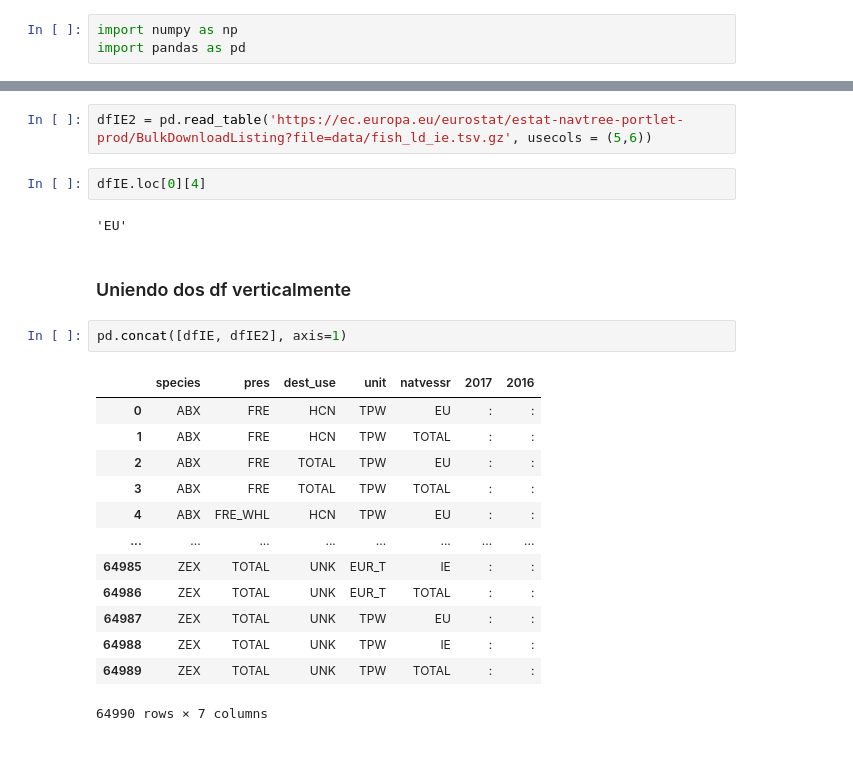
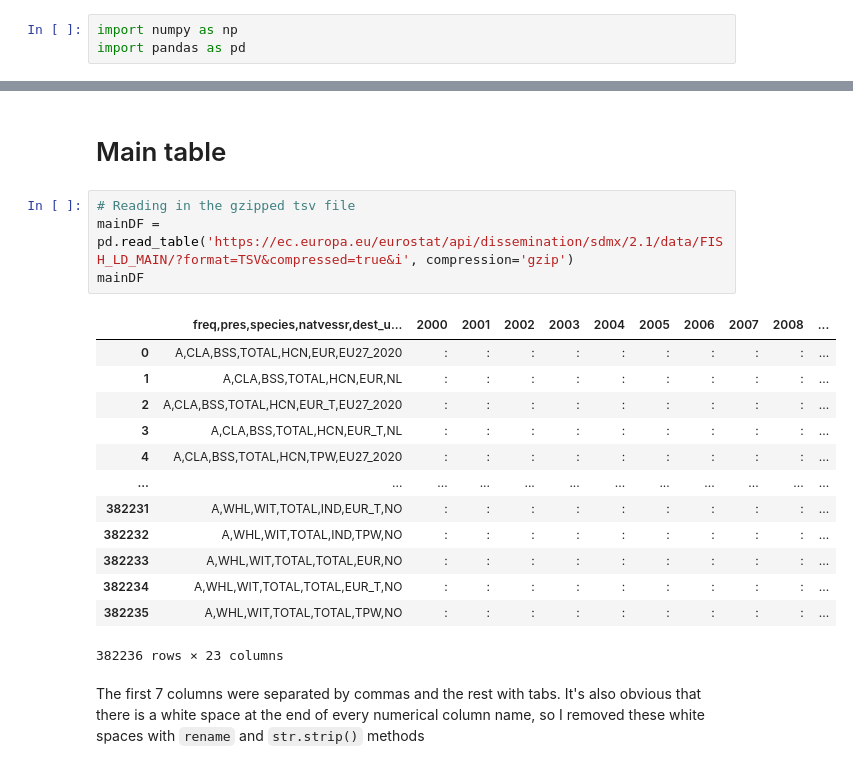
Before and after one commit to Carloselrecharlie/CA2, a Jupyter notebook: Fishery report.ipynb, the cells around one changed output, grey strips where cells are left out. Saved outputs shown, nothing was run; the diff lists cells and outputs as text.

Commit message:
Read in and prepared the whole European data set. Created the Irish data frame

````diff
--- a/Fishery report.ipynb
+++ b/Fishery report.ipynb
@@ -130,24 +4,22 @@ array(['IE'], dtype=object)
-# %%
-dfIE2 = pd.read_table('https://ec.europa.eu/eurostat/estat-navtree-portlet-prod/BulkDownloadListing?file=data/fish_ld_ie.tsv.gz', usecols = (5,6))
-# %%
-dfIE.loc[0][4]
-# %% [output]
-'EU'
-# %% [markdown]
-### Uniendo dos df verticalmente
-# %%
-pd.concat([dfIE, dfIE2], axis=1)
-# %% [output]
-|  | species | pres | dest_use | unit | natvessr | 2017 | 2016 |
-| 0 | ABX | FRE | HCN | TPW | EU | : | : |
-| 1 | ABX | FRE | HCN | TPW | TOTAL | : | : |
-| 2 | ABX | FRE | TOTAL | TPW | EU | : | : |
-| 3 | ABX | FRE | TOTAL | TPW | TOTAL | : | : |
-| 4 | ABX | FRE_WHL | HCN | TPW | EU | : | : |
-| ... | ... | ... | ... | ... | ... | ... | ... |
-| 64985 | ZEX | TOTAL | UNK | EUR_T | IE | : | : |
-| 64986 | ZEX | TOTAL | UNK | EUR_T | TOTAL | : | : |
-| 64987 | ZEX | TOTAL | UNK | TPW | EU | : | : |
-| 64988 | ZEX | TOTAL | UNK | TPW | IE | : | : |
-| 64989 | ZEX | TOTAL | UNK | TPW | TOTAL | : | : |
-64990 rows × 7 columns
+# %% [markdown]
+# Main table
+# %%
+# Reading in the gzipped tsv file
+mainDF = pd.read_table('https://ec.europa.eu/eurostat/api/dissemination/sdmx/2.1/data/FISH_LD_MAIN/?format=TSV&compressed=true&i', compression='gzip')
+mainDF
+# %% [output]
+|  | freq,pres,species,natvessr,dest_u... | 2000 | 2001 | 2002 | 2003 | 2004 | 2005 | 2006 | 2007 | 2008 | ... |
+| 0 | A,CLA,BSS,TOTAL,HCN,EUR,EU27_2020 | : | : | : | : | : | : | : | : | : | ... |
+| 1 | A,CLA,BSS,TOTAL,HCN,EUR,NL | : | : | : | : | : | : | : | : | : | ... |
+| 2 | A,CLA,BSS,TOTAL,HCN,EUR_T,EU27_2020 | : | : | : | : | : | : | : | : | : | ... |
+| 3 | A,CLA,BSS,TOTAL,HCN,EUR_T,NL | : | : | : | : | : | : | : | : | : | ... |
+| 4 | A,CLA,BSS,TOTAL,HCN,TPW,EU27_2020 | : | : | : | : | : | : | : | : | : | ... |
+| ... | ... | ... | ... | ... | ... | ... | ... | ... | ... | ... | ... |
+| 382231 | A,WHL,WIT,TOTAL,IND,EUR_T,NO | : | : | : | : | : | : | : | : | : | ... |
+| 382232 | A,WHL,WIT,TOTAL,IND,TPW,NO | : | : | : | : | : | : | : | : | : | ... |
+| 382233 | A,WHL,WIT,TOTAL,TOTAL,EUR,NO | : | : | : | : | : | : | : | : | : | ... |
+| 382234 | A,WHL,WIT,TOTAL,TOTAL,EUR_T,NO | : | : | : | : | : | : | : | : | : | ... |
+| 382235 | A,WHL,WIT,TOTAL,TOTAL,TPW,NO | : | : | : | : | : | : | : | : | : | ... |
+382236 rows × 23 columns
+# %% [markdown]
+The first 7 columns were separated by commas and the rest with tabs. It's also obvious that there is a white space at the end of every numerical column name, so I removed these white spaces with ```rename``` and ```str.strip()``` methods
````
Also changed, not shown: parts of 43 cells of this notebook.
